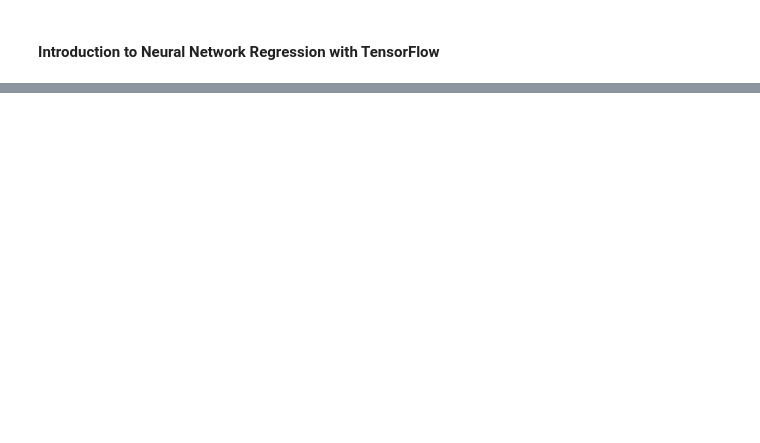
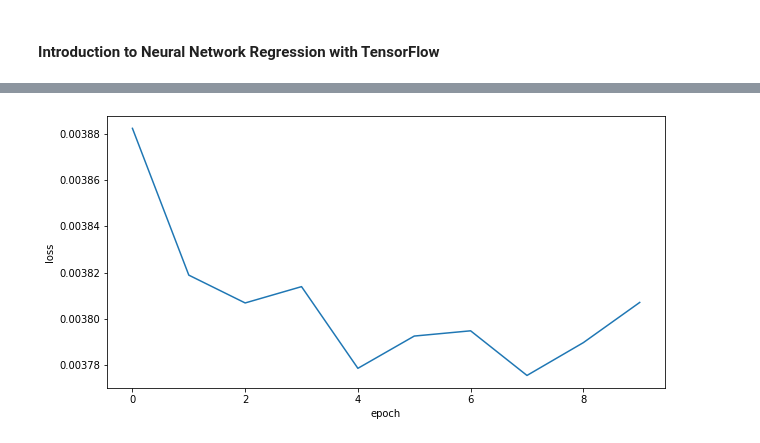
Before and after one commit to felipedds/python, a Jupyter notebook: projects/deeplearning/tensorflow-developer-certification/neural-network-regression.ipynb, the cells around one changed output, grey strips where cells are left out. Cells and saved outputs as stored; diff of their text form; code cells hidden in the pictures; blank space fills up the shorter version.

```diff
--- a/projects/deeplearning/tensorflow-developer-certification/neural-network-regression.ipynb
+++ b/projects/deeplearning/tensorflow-developer-certification/neural-network-regression.ipynb
@@ -117,72 +129,66 @@ None
 </ul>
 # %%
 # Create a feature
-#x = tf.constant(dataset.loc[:, ~dataset.columns.isin(['date', 'daily_return_1'])], dtype=tf.float32)
-x = tf.constant(dataset.loc[:, dataset.columns.isin(['daily_return_2'])], dtype=tf.float32)
-print(x.shape, '\n')
-print(type(x))
-#print(x, '\n')
+x = tf.constant(dataset.loc[:, dataset.columns.isin(['daily_return_3'])], dtype=tf.float16)
+#x = tf.constant(dataset.loc[:, ~dataset.columns.isin(['date', 'daily_return_1'])], dtype=tf.float16)
+print(x.shape, type(x), x.dtype, '\n')
 
 # Create a label
-y = tf.constant(dataset['daily_return_1'], dtype=tf.float32)
-print(y.shape, '\n')
-print(type(y))
-
+y = tf.constant(dataset.loc[:, dataset.columns.isin(['daily_return_1'])], dtype=tf.float16)
+print(y.shape, type(y), y.dtype, '\n')
 
 # Split train and test (3 Sets)
 percent_index = int(0.80 * len(x))
-x_train, x_test = x[:percent_index].numpy(), x[percent_index:].numpy()
-y_train, y_test = y[:percent_index], y[percent_index:]
-print(f'x_train: {x_train.shape}, y_train:{y_train.shape}, {type(y_train)}')
-print(f'x_test: {x_test.shape}, y_test:{y_test.shape}, {type(y_train)}', '\n')
+x_train, x_test = tf.constant(x[:percent_index], dtype=tf.float16), tf.constant(x[percent_index:], dtype=tf.float16)
+y_train, y_test = tf.constant(y[:percent_index], dtype=tf.float16), tf.constant(y[percent_index:], dtype=tf.float16)
+print(f'x_train: {x_train.shape}, y_train:{y_train.shape}, {type(y_train)}, {y_train.dtype} \n')
+print(f'x_test: {x_test.shape}, y_test:{y_test.shape}, {type(y_test)}, {y_test.dtype} \n')
 #print(x_test, '\n')
 
-# Create a model (define the input and output layers, as well as the hidden layers.)
-model = tf.keras.models.Sequential()
-model.add(tf.keras.layers.Dense(16, kernel_regularizer=tf.keras.regularizers.l2(0.001), activation='relu', input_shape=(x_train.shape[1],)))
-model.add(tf.keras.layers.Dropout(0.5))
-model.add(tf.keras.layers.Dense(16, kernel_regularizer=tf.keras.regularizers.l2(0.001), activation='relu'))
-model.add(tf.keras.layers.Dropout(0.5))
-model.add(tf.keras.layers.Dense(8, kernel_regularizer=tf.keras.regularizers.l2(0.001), activation='relu'))
-model.add(tf.keras.layers.Dropout(0.5))
-model.add(tf.keras.layers.Dense(1))
+# Create a model (define the input and output layers, hidden layers, neurons per hidden layer)
+model = tf.keras.Sequential([
+    tf.keras.layers.Dense(100, activation='relu', input_shape=(x_train.shape[1],), name='input_layer'),  # input layer
+    tf.keras.layers.Dense(100, activation='relu'),
+    tf.keras.layers.Dense(10, activation='relu'),
+    tf.keras.layers.Dense(1, name='output_layer') # output layer
+], name='Model')
 
-# Compile a model (define the loss function and the optimizer and evaluate the metrics.)
-model.compile(optimizer='rmsprop', loss='mse', metrics='mean_absolute_error')
-#print(f'Summary:\n {model.summary()}', '\n')
+# Compile a model (define the loss function, output activation and loss function, optimizer and evaluate the metrics.)
+model.compile(optimizer=tf.keras.optimizers.Adam(lr=0.0001), loss=tf.keras.losses.mae, metrics=['mean_absolute_error', 'mse'])
+print(f'Summary:\n {model.summary()} \n')
 
-# Fitting a model
+# Fit the model
 history = model.fit(x_train, y_train, epochs=10)
 
 # Visualize Metrics
-plt.figure(figsize=(10,5))
+plt.figure(figsize=(10, 5))
 plt.plot(history.history['loss'])
 plt.ylabel('loss')
 plt.xlabel('epoch')
 plt.show()
-plt.figure(figsize=(10,5))
+plt.figure(figsize=(10, 5))
 plt.plot(history.history['mean_absolute_error'])
 plt.ylabel('mean_absolute_error')
 plt.xlabel('epoch')
 plt.show()
 
-
-# Predict using model and last parameters ('daily_return_2', 'daily_return_3' to discover 'daily_return_1')
-y_prediction = model.predict([[dataset['daily_return_2'][-1]]])
-#print(y_prediction, '\n')
-
 # Predict using model and x_test
-y_prediction = model.predict(x_test)
-y_prediction = tf.squeeze(y_prediction)
-#print(y_prediction)
+y_prediction = tf.constant(model.predict(x_test), dtype=tf.float16)
+#y_prediction = tf.squeeze(y_prediction)
+print(f'Y Prediction Model: {y_prediction} \n')
 #print(f'y_prediction: {y_prediction.shape}, {type(y_prediction)}', '\n')
 
+# Predict using model and last parameters ('daily_return_2' to discover 'daily_return_1')
+print(dataset['daily_return_3'][-1])
+y_prediction_personal = model.predict([[dataset['daily_return_3'][-1]]])
+print(f'Y Prediction Parameter Personal: {y_prediction_personal} \n')
+
 # Predict using model ('daily_return_2', 'daily_return_3' to discover 'daily_return_1')
-def plot_prediction(train_data=x_train, train_label=y_train, test_data=x_test, test_label=y_test, y_prediction=y_prediction):
-    plt.figure(figsize=(10,5))
-    plt.scatter(train_data, train_label, c='b', label='Train')
-    plt.scatter(test_data, test_label, c='g', label='Test')
-    plt.scatter(test_data, y_prediction, c='r', label='Predicition')
+def plot_prediction(x_train=x_train, y_train=y_train, x_test=x_test, y_test=y_test, y_prediction=y_prediction):
+    plt.figure(figsize=(10, 5))
+    plt.scatter(x_train, y_train, c='b', label='Train')
+    plt.scatter(x_test, y_test, c='g', label='Test')
+    plt.scatter(x_test, y_prediction, c='r', label='Predicition')
     plt.legend()
     plt.show()
 plot_prediction()
@@ -192,8 +198,13 @@ model.evaluate(x_test, y_test)
 
 # Mean Absolute Error
 mae = tf.metrics.mean_absolute_error(y_test, tf.constant(y_prediction))
-print(f'MAE: {mae}', '\n')
+print(f'MAE: {mae} \n')
 
 # Mean Absolute Error
 mse = tf.metrics.mean_squared_error(y_test, tf.constant(y_prediction))
-print(f'MSE: {mse}', '\n')
+print(f'MSE: {mse} \n')
+
+print(tf.constant(y_prediction, dtype=tf.float16))
+print(tf.constant(y_test, dtype=tf.float16))
+print(y_test - y_prediction)
+# %% [output]
@@ -199,0 +253 @@ print(f'MSE: {mse}', '\n')
+[figure, added]
```
Also changed, not shown: parts of 5 cells of this notebook, 3 other files.
